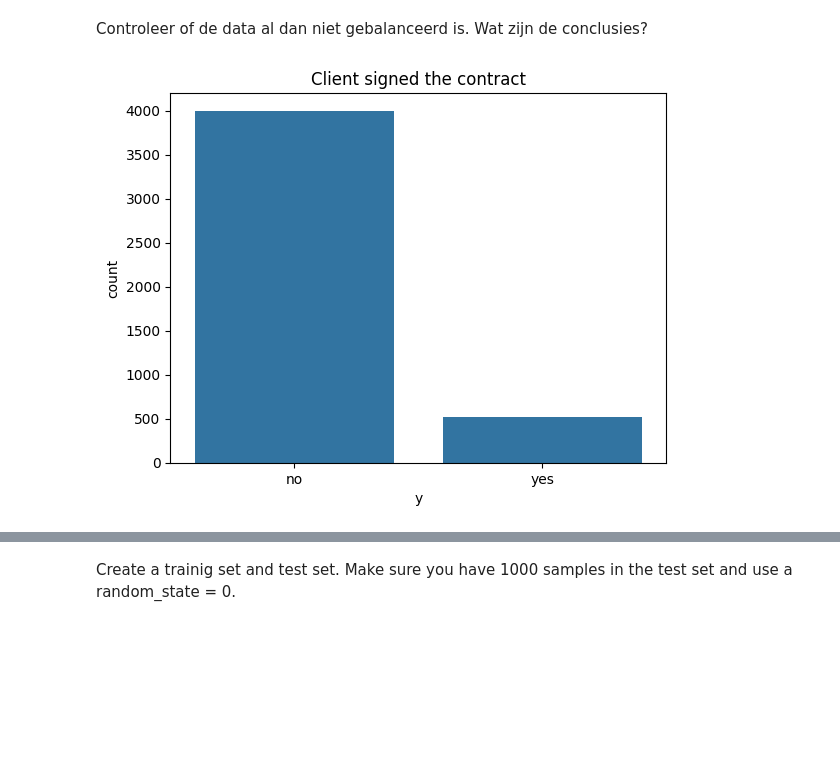
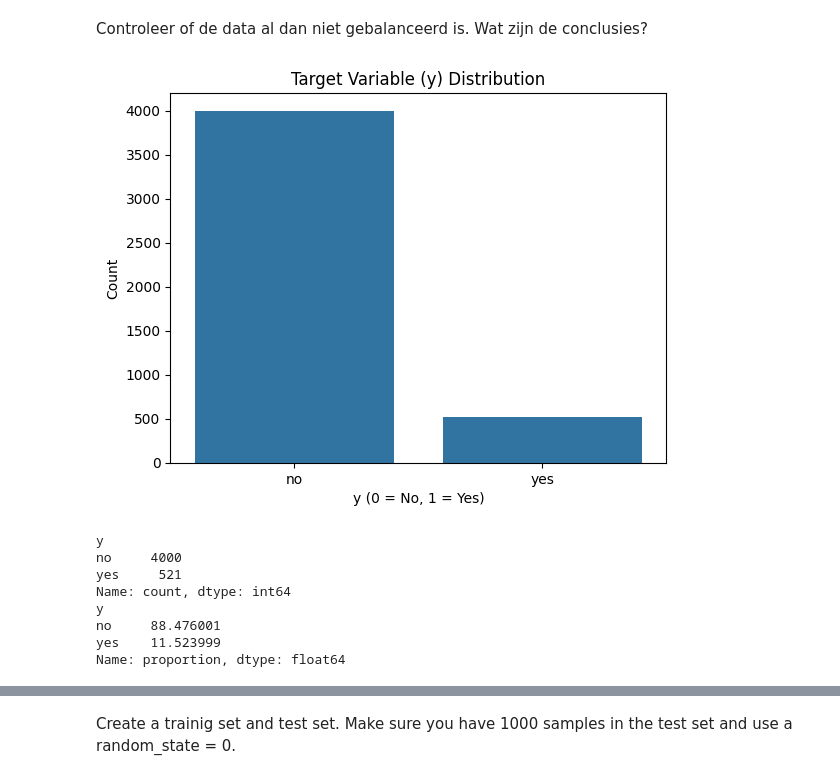
Before and after one commit to pascal-maker/machinelearning, a Jupyter notebook: Session_06_Decision_Trees_Ensemble_Methods_Assignment.ipynb, the cells around one changed output, grey strips where cells are left out. Saved outputs shown, nothing was run; the diff lists cells and outputs as text; code cells hidden in the pictures; blank space fills up the shorter version.

```diff
--- a/Session_06_Decision_Trees_Ensemble_Methods_Assignment.ipynb
+++ b/Session_06_Decision_Trees_Ensemble_Methods_Assignment.ipynb
@@ -2889,13 +926,26 @@ dataset.describe()
 | max | 87.000000 | 71188.000000 | 31.000000 | 3025.000000 | 50.000000 | 871.000000 | 25.000000 |
 # %% [markdown]
 Controleer of de data al dan niet gebalanceerd is. Wat zijn de conclusies?
-# %%
-# check for unbalancedness of the dataset
-# Visualization
-sns.countplot(x='y', data=dataset)
-plt.title("Client signed the contract")
-plt.show()
-# %% [output]
-[figure, removed]
+# %%
+# check for unbalancedness of the dataset
+sns.countplot(x=dataset.y)
+plt.title('Target Variable (y) Distribution')
+plt.xlabel('y (0 = No, 1 = Yes)')
+plt.ylabel('Count')
+plt.show()
+
+# Ayrıca sayı ve oran
+print(dataset.y.value_counts())
+print(dataset.y.value_counts(normalize=True) * 100)
+# %% [output]
+[figure, added]
+y
+no     4000
+yes     521
+Name: count, dtype: int64
+y
+no     88.476001
+yes    11.523999
+Name: proportion, dtype: float64
 # %%
 # Remove the duration column from the dataset
```
Also changed, not shown: parts of 124 cells of this notebook.
